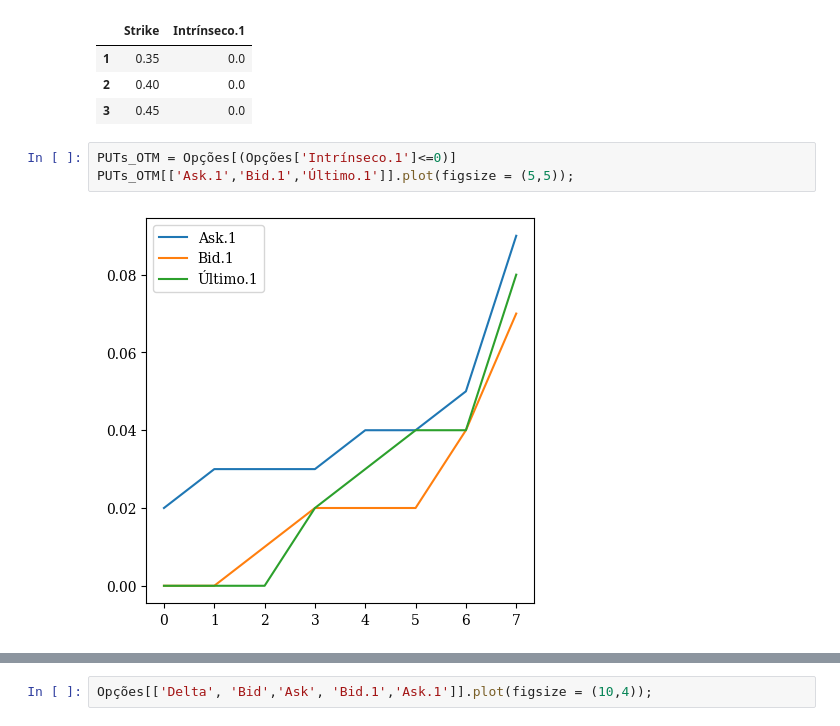
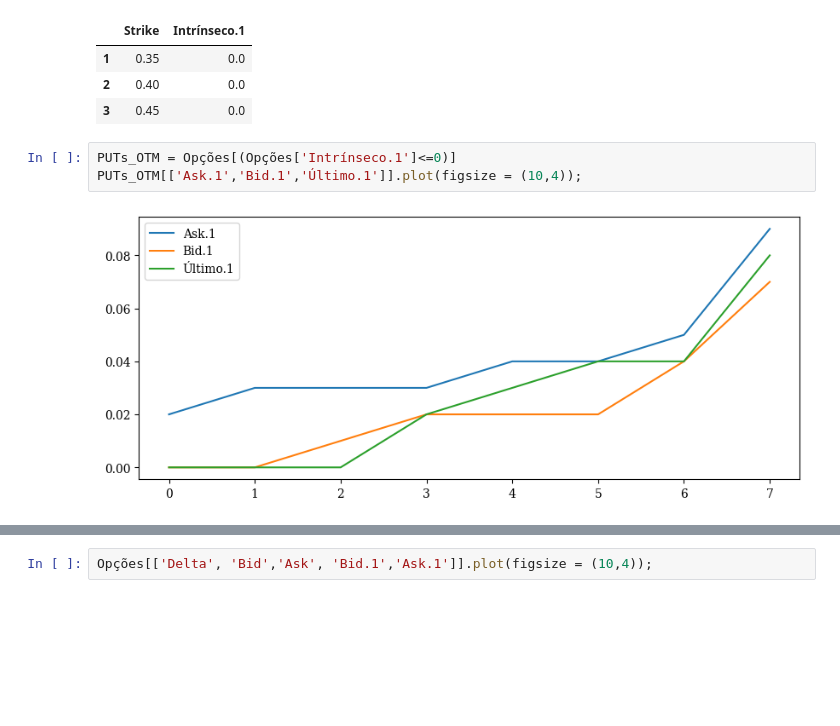
Before and after one commit to facklen/python_para_investimentos, a Jupyter notebook: Análise_Opção_VIIA3.ipynb, the cells around one changed output, grey strips where cells are left out. Cells and saved outputs as stored; diff of their text form; blank space fills up the shorter version.

```diff
--- a/Análise_Opção_VIIA3.ipynb
+++ b/Análise_Opção_VIIA3.ipynb
@@ -173,8 +173,8 @@ Seleção_de_colunas.head(3)
 | 3 | 0.45 | 0.0 |
 # %%
 PUTs_OTM = Opções[(Opções['Intrínseco.1']<=0)]
-PUTs_OTM[['Ask.1','Bid.1','Último.1']].plot(figsize = (5,5));
+PUTs_OTM[['Ask.1','Bid.1','Último.1']].plot(figsize = (10,4));
 # %% [output]
-[figure, old version]
+[figure, new version]
 # %%
 CALLs_OTM = Opções[(Opções['Intrínseco']<=0)]
```
Also changed, not shown: parts of 10 cells of this notebook.
